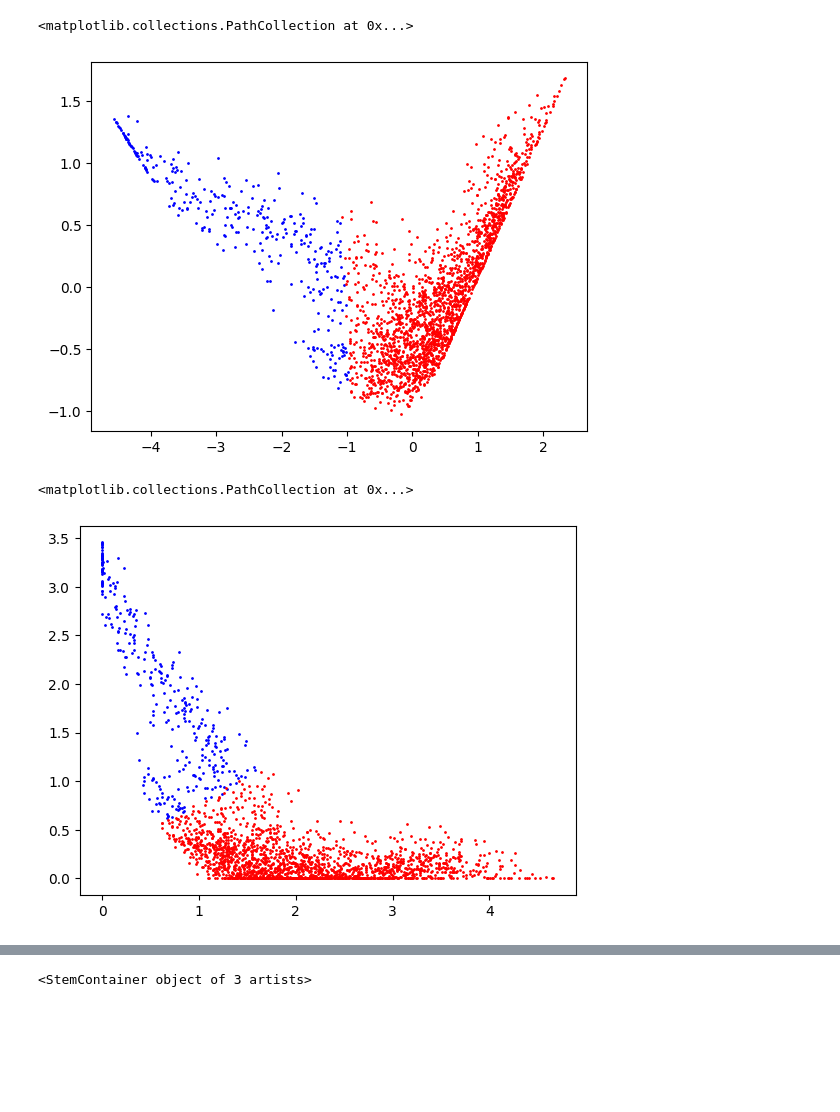
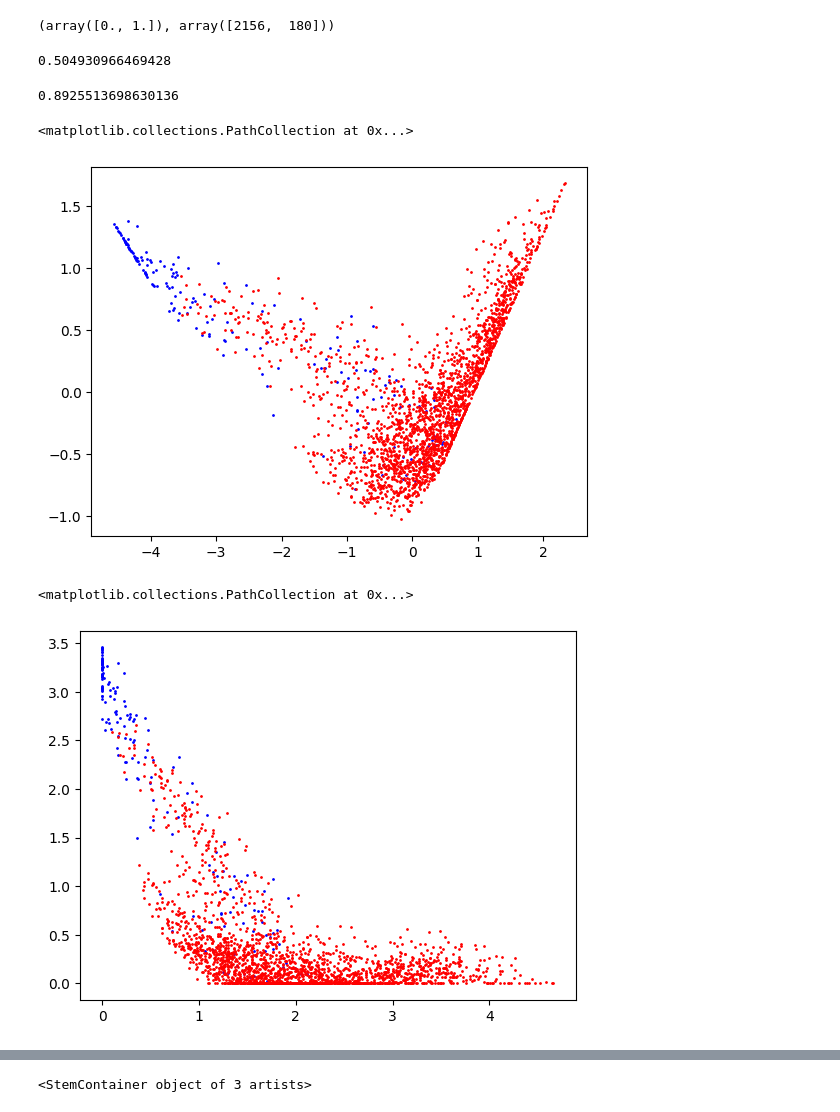
Before and after one commit to adcrry/masif, a Jupyter notebook: data/masif_site/embedding_processor.ipynb, the cells around one changed output, grey strips where cells are left out. Saved outputs shown, nothing was run; the diff lists cells and outputs as text; code cells hidden in the pictures; blank space fills up the shorter version.

```diff
--- a/data/masif_site/embedding_processor.ipynb
+++ b/data/masif_site/embedding_processor.ipynb
@@ -6,24 +7,37 @@ from sklearn.decomposition import PCA
 fc2_embeddings = np.load("output/fc2_embeddings.npy")
 scores = np.load("output/score_values.npy")
 full_embeddings = np.load("output/embeddings.npy")
+ground_truth = np.load('output/ground_truth.npy')
+
+np.unique(ground_truth, return_counts=True)
+# %% [output]
+(array([0., 1.]), array([2156,  180]))
+# %%
+roc_auc_score(ground_truth, scores)
+
+print(f1_score(ground_truth, scores >= 0.5))
+accuracy_score(ground_truth, (scores >= 0.5))
+# %% [output]
+0.504930966469428
+0.8925513698630136
 # %%
 model = PCA(n_components=2)
 pred = model.fit_transform(fc2_embeddings)
 
-positive_sites = np.argwhere(scores > 0.5)
-negative_sites = np.argwhere(scores <= 0.5)
+positive_sites = np.argwhere(ground_truth > 0.5)
+negative_sites = np.argwhere(ground_truth <= 0.5)
 
 plt.scatter(pred[positive_sites, 0], pred[positive_sites, 1], c='b', s=1)
 plt.scatter(pred[negative_sites, 0], pred[negative_sites, 1], c='r', s=1)
 # %% [output]
 <matplotlib.collections.PathCollection at 0x...>
-[figure, old version]
+[figure, new version]
 # %%
 plt.scatter(fc2_embeddings[positive_sites, 1], fc2_embeddings[positive_sites, 2], s=1, c="b")
 plt.scatter(fc2_embeddings[negative_sites, 1], fc2_embeddings[negative_sites, 2], s=1, c="r")
 # %% [output]
 <matplotlib.collections.PathCollection at 0x...>
-[figure, old version]
+[figure, new version]
 # %%
 plt.scatter(fc2_embeddings[positive_sites, 1], fc2_embeddings[positive_sites, 2], s=1, c="b")
 plt.scatter(fc2_embeddings[negative_sites, 1], fc2_embeddings[negative_sites, 2], s=1, c="r")
```
Also changed, not shown: parts of 6 cells of this notebook, 2 other files.
